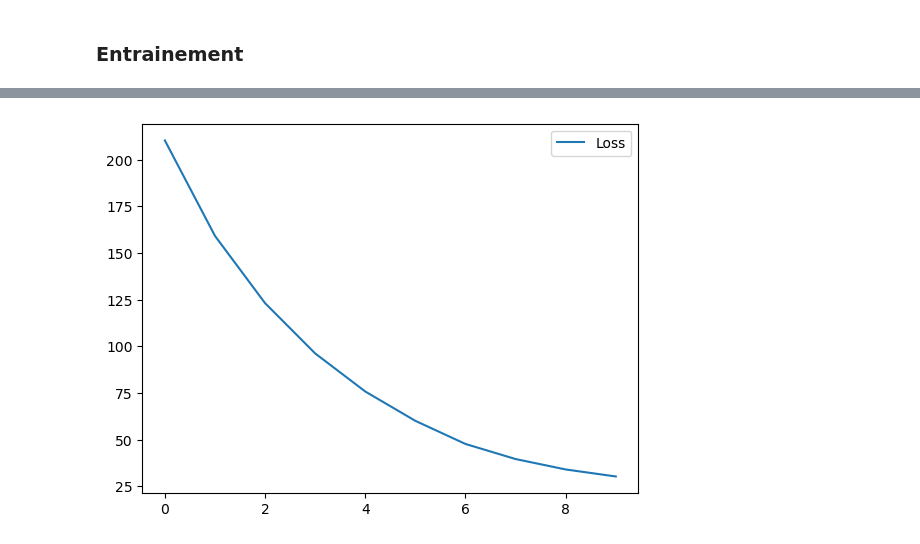
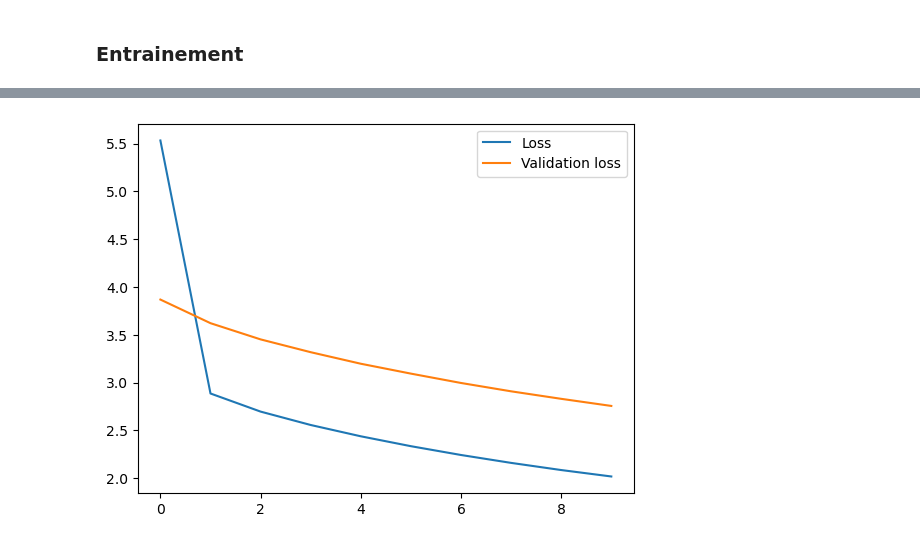
Before and after one commit to AlexandreThomassin/PIIA-Marees, a Jupyter notebook: Prédictions Loire/Final Notebook.ipynb, the cells around one changed output, grey strips where cells are left out. Cells and saved outputs as stored; diff of their text form; code cells hidden in the pictures.

```diff
--- a/Prédictions Loire/Final Notebook.ipynb
+++ b/Prédictions Loire/Final Notebook.ipynb
@@ -173,11 +116,9 @@ Y
 # %%
-X = X[:X.shape[0]-output_length+1]
-Y = Y[input_length:]
 print(X.head)
 print(Y.head)
 
 X_datas = X.values
-X_datas = X_datas.reshape((X.shape[0], input_length, Nb_features))
+X_datas = X_datas.reshape((X.shape[0], input_length, Nb_features), order = 'F')
 Y_datas = Y.values
-Y_datas = Y_datas.reshape((Y.shape[0], output_length, Nb_labels))
+Y_datas = Y_datas.reshape((Y.shape[0], output_length, Nb_labels), order ='F')
 # %% [output]
@@ -273,19 +198,0 @@ train_ds
-# %%
-X_val = tf.keras.utils.timeseries_dataset_from_array(
-  data=X_val,
-  targets=None,
-  sequence_length=output_length+input_length,
-  sequence_stride=1,
-  shuffle=True,
-  batch_size=batch_size)
-
-Y_val = tf.keras.utils.timeseries_dataset_from_array(
-  data=Y_val,
-  targets=None,
-  sequence_length=output_length+input_length,
-  sequence_stride=1,
-  shuffle=True,
-  batch_size=batch_size)
-
-X_val = X_val.map(split_inputs)
-Y_val = Y_val.map(split_outputs)
@@ -343,8 +248,8 @@ _________________________________________________________________
 # %%
 multi_lstm_model =  tf.keras.Sequential([
     # Shape => [batch, 1, conv_units]
-    tf.keras.layers.LSTM(64, activation='tanh', input_shape = (input_length, Nb_labels)),
-    tf.keras.layers.Dropout(0.2),
+    tf.keras.layers.LSTM(256, activation='tanh', input_shape = (input_length, Nb_features)),
+    #tf.keras.layers.Dropout(0.2),
     # Shape => [batch, 1,  out_steps*features]
     tf.keras.layers.Dense(output_length*Nb_labels, kernel_initializer=tf.initializers.zeros()),
     # Shape => [batch, out_steps, features]
@@ -384,5 +304,5 @@ multi_lstm_model.compile(loss=tf.losses.MeanSquaredError(),
 ### Entrainement
 # %%
 MAX_EPOCHS = 10
-history = multi_lstm_model.fit(train_ds, epochs=MAX_EPOCHS, callbacks=[early_stopping])
+history = multi_lstm_model.fit(X_train, Y_train, epochs=MAX_EPOCHS, callbacks=[early_stopping], batch_size = 1024, validation_data=(X_val, Y_val))
 # %% [output]
@@ -414,10 +336,10 @@ Epoch 10/10
 # %%
 plt.plot(history.history["loss"], label = "Loss")
-#plt.plot(history.history["val_loss"], label = "Validation loss")
+plt.plot(history.history["val_loss"], label = "Validation loss")
 
 plt.legend()
 plt.show()
 # %% [output]
-[figure, old version]
+[figure, new version]
 # %%
 multi_lstm_model.save("models/MultiLSTM", save_format="h5")
```
Also changed, not shown: parts of 27 cells of this notebook, 2 other files.
